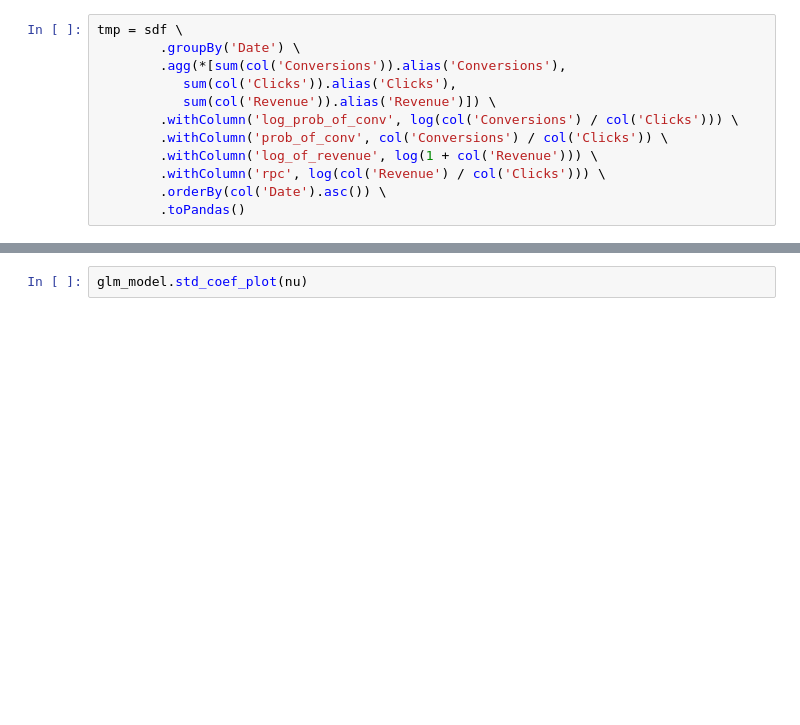
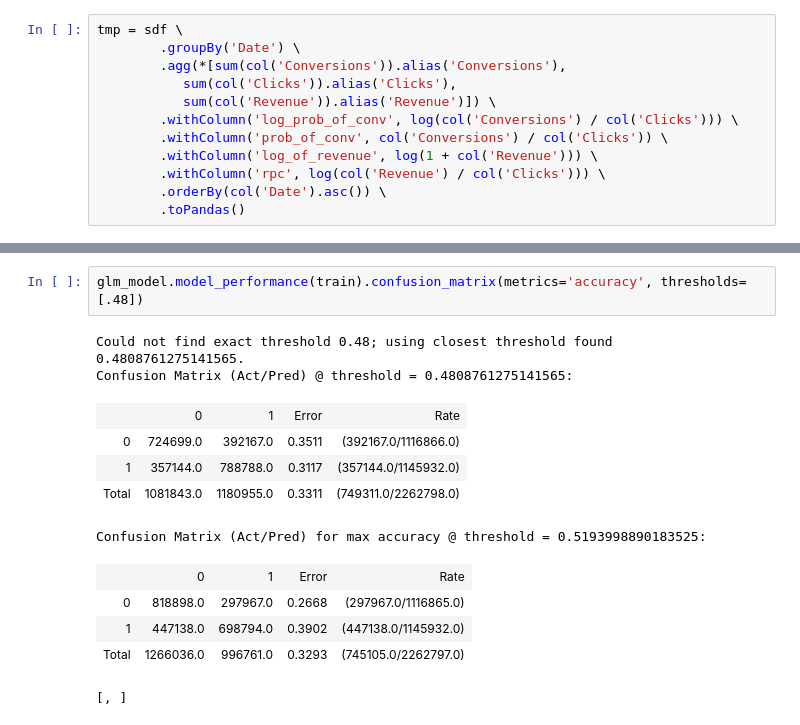
Before and after one commit to jakubglinka/ml-rpc, a Jupyter notebook: notebooks/revenue_per_click_prediction.ipynb, the cells around one changed output, grey strips where cells are left out. Saved outputs shown, nothing was run; the diff lists cells and outputs as text; blank space fills up the shorter version.

```diff
--- a/notebooks/revenue_per_click_prediction.ipynb
+++ b/notebooks/revenue_per_click_prediction.ipynb
@@ -528,2 +447,15 @@ See the whole table with table.as_data_frame()
-# %%
-glm_model.std_coef_plot(nu)
+# %%
+glm_model.model_performance(train).confusion_matrix(metrics='accuracy', thresholds=[.48])
+# %% [output]
+Could not find exact threshold 0.48; using closest threshold found 0.4808761275141565.
+Confusion Matrix (Act/Pred) @ threshold = 0.4808761275141565:
+|  | 0 | 1 | Error | Rate |
+| 0 | 724699.0 | 392167.0 | 0.3511 | (392167.0/1116866.0) |
+| 1 | 357144.0 | 788788.0 | 0.3117 | (357144.0/1145932.0) |
+| Total | 1081843.0 | 1180955.0 | 0.3311 | (749311.0/2262798.0) |
+Confusion Matrix (Act/Pred) for max accuracy @ threshold = 0.5193998890183525:
+|  | 0 | 1 | Error | Rate |
+| 0 | 818898.0 | 297967.0 | 0.2668 | (297967.0/1116865.0) |
+| 1 | 447138.0 | 698794.0 | 0.3902 | (447138.0/1145932.0) |
+| Total | 1266036.0 | 996761.0 | 0.3293 | (745105.0/2262797.0) |
+[, ]
```
Also changed, not shown: parts of 33 cells of this notebook, 1 other file.
